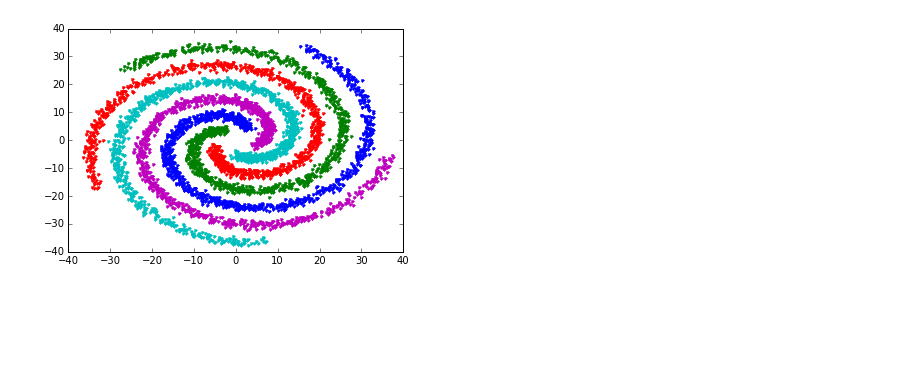
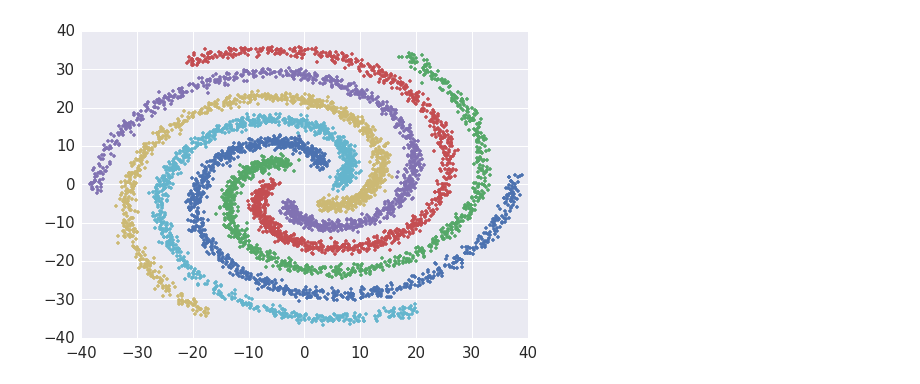
Before and after one commit to davidleeljh/663-Final-Projects, a Jupyter notebook: spectral_cluster.ipynb, the cells around one changed output. Drawn from its saved outputs; the diff is of its cells as text; code cells hidden in the pictures; blank space fills up the shorter version.

```diff
--- a/spectral_cluster.ipynb
+++ b/spectral_cluster.ipynb
@@ -7,21 +7,19 @@ import numpy as np
 #import operator as op
 #import itertools as it
 import scipy.linalg as la
-#from pandas import DataFrame, Series
+from pandas import DataFrame, Series
 #from functools import reduce, partial
 import matplotlib.pyplot as plt
-#import seaborn as sns
-#sns.set_context("notebook", font_scale=1.5)
 %matplotlib inline
+import seaborn as sns
+sns.set_context("notebook", font_scale=1.5)
 # %%
-#### Make test dataset (concentric spirals) ####
-def testdata(n_cl, n_pt):
-    clus = np.random.randint(0, n_cl, n_pt)  # Cluster ID
-    theta = np.random.uniform(0, np.sqrt(n_pt / n_cl**3), n_pt) + 1  # Angle/radius
-    xs = n_cl * theta * np.cos(theta + 2 * np.pi * clus / n_cl) + np.random.normal(0, np.pi/4, n_pt)
-    ys = n_cl * theta * np.sin(theta + 2 * np.pi * clus / n_cl) + np.random.normal(0, np.pi/4, n_pt)
+def testdata(n, k):
+    """
+    Make test dataset of 'n' points in 'k' concentric spirals in R^2
+    """
+    clus = np.random.randint(0, k, n)  # Cluster ID
+    theta = np.random.uniform(0, np.sqrt(n / k**3), n) + 1  # Angle/radius
+    xs = k * theta * np.cos(theta + 2 * np.pi * clus / k) + np.random.normal(0, np.pi/4, n)
+    ys = k * theta * np.sin(theta + 2 * np.pi * clus / k) + np.random.normal(0, np.pi/4, n)
     return (np.column_stack([xs, ys]), clus)
-
-n_cl = 5
-n_pt = 5120
-pts, clus = testdata(n_cl, n_pt)
@@ -28,8 +55,13 @@ pts, clus = testdata(n_cl, n_pt)
 # %%
+#### Create test dataset ####
+n = 6144
+k = 6
+pts, clus = testdata(n, k)
+
 #### Plot test dataset ####
-for c in range(n_cl):
-    pc = np.array([pts[i] for i in range(n_pt) if clus[i]==c])
+for c in range(k):
+    pc = np.array([pts[i] for i in range(n) if clus[i]==c])
     plt.plot(pc[:,0], pc[:,1], '.')
 plt.show()
 # %% [output]
-[figure, old version]
+[figure, new version]
```
Also changed, not shown: parts of 9 cells of this notebook.
